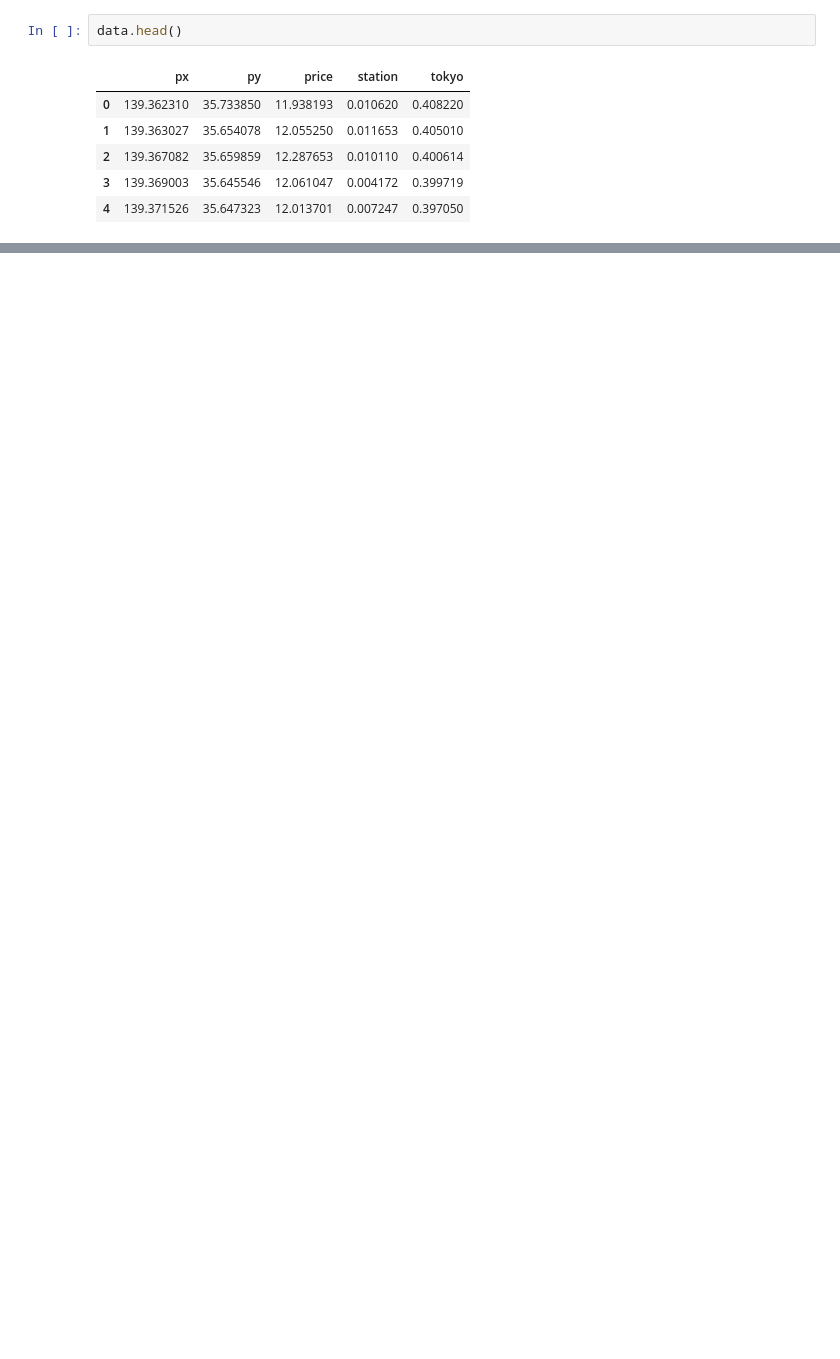
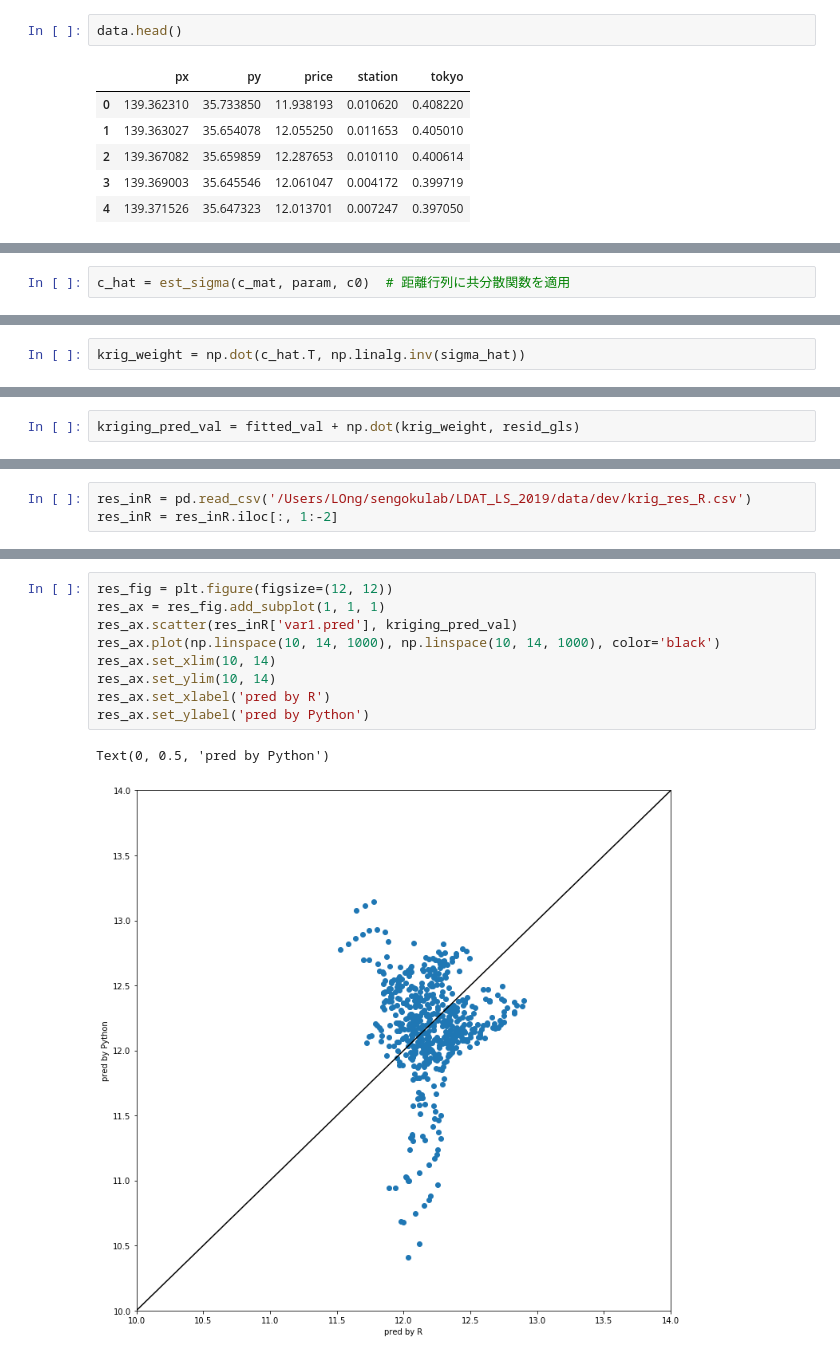
Before and after one commit to ryuya-ko/LDAT_LS_2019, a Jupyter notebook: code/python/kriging_imple.ipynb, the cells around one changed output, grey strips where cells are left out. Saved outputs shown, nothing was run; the diff lists cells and outputs as text; blank space fills up the shorter version.

```diff
--- a/code/python/kriging_imple.ipynb
+++ b/code/python/kriging_imple.ipynb
@@ -333,0 +409,2 @@ array([[-2.21422755e+11,  9.22420004e+11,  2.27388183e+11, ...,
+# %%
+c_hat = est_sigma(c_mat, param, c0)  # 距離行列に共分散関数を適用
@@ -333,0 +425,2 @@ array([[-2.21422755e+11,  9.22420004e+11,  2.27388183e+11, ...,
+# %%
+krig_weight = np.dot(c_hat.T, np.linalg.inv(sigma_hat))
@@ -333,0 +429,2 @@ array([[-2.21422755e+11,  9.22420004e+11,  2.27388183e+11, ...,
+# %%
+kriging_pred_val = fitted_val + np.dot(krig_weight, resid_gls)
@@ -333,0 +433,3 @@ array([[-2.21422755e+11,  9.22420004e+11,  2.27388183e+11, ...,
+# %%
+res_inR = pd.read_csv('/Users/LOng/sengokulab/LDAT_LS_2019/data/dev/krig_res_R.csv')
+res_inR = res_inR.iloc[:, 1:-2]
@@ -333,0 +445,12 @@ array([[-2.21422755e+11,  9.22420004e+11,  2.27388183e+11, ...,
+# %%
+res_fig = plt.figure(figsize=(12, 12))
+res_ax = res_fig.add_subplot(1, 1, 1)
+res_ax.scatter(res_inR['var1.pred'], kriging_pred_val)
+res_ax.plot(np.linspace(10, 14, 1000), np.linspace(10, 14, 1000), color='black')
+res_ax.set_xlim(10, 14)
+res_ax.set_ylim(10, 14)
+res_ax.set_xlabel('pred by R')
+res_ax.set_ylabel('pred by Python')
+# %% [output]
+Text(0, 0.5, 'pred by Python')
+[figure, added]
```
Also changed, not shown: parts of 78 cells of this notebook, 1 other file.
